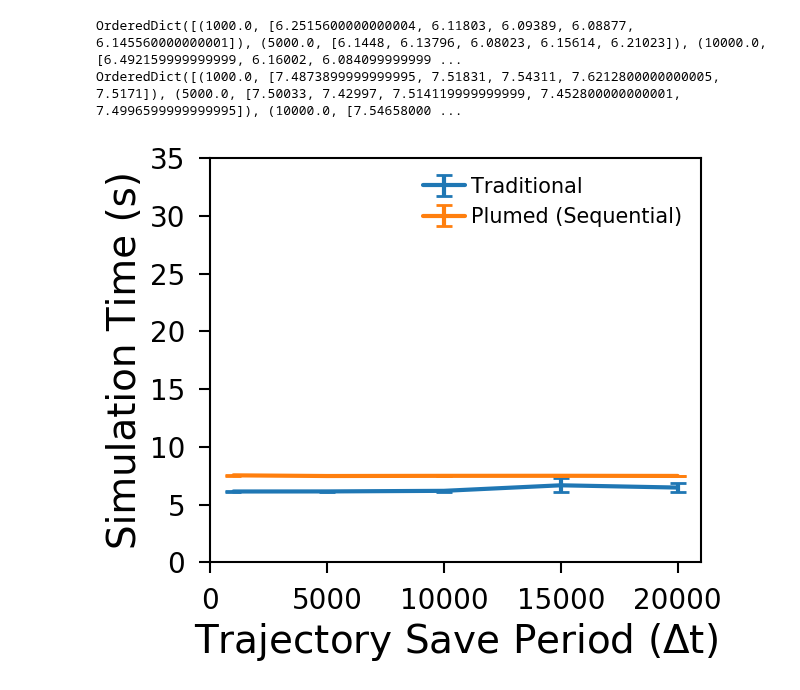
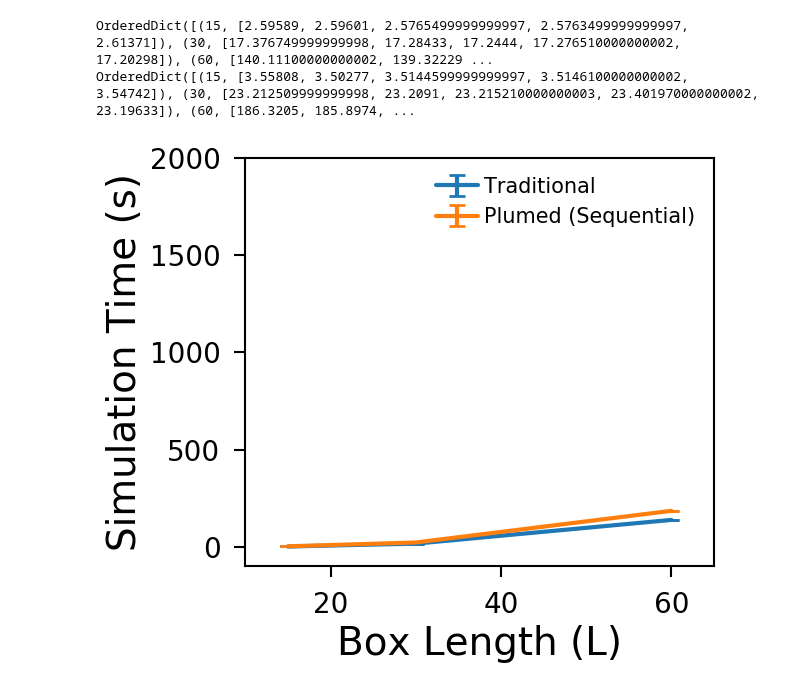
Before and after one commit to Analytics4MD/A4MD, a Jupyter notebook: examples/plot_sim_time.ipynb, the cells around one changed output. Saved outputs shown, nothing was run; the diff lists cells and outputs as text; code cells hidden in the pictures.

```diff
--- a/examples/plot_sim_time.ipynb
+++ b/examples/plot_sim_time.ipynb
@@ -13,9 +76,10 @@ def timestamp_to_seconds(t):
     return sum(float(n) * m for n, m in zip(reversed(t), (1, 60, 3600)))
 
 
+
 # This will return absolute paths
-paths = {'sequential_using_mdtraj':'Traditional','sequential_in_transit_plumed_global_module':'Plumed (Sequential)'}
-sim_time_labels = ['Pair','Neigh','Comm','Other'] # Modify and Output is left out
+paths = {'sequential_vary_N':'Traditional','sequential_in_transit_vary_N':'Plumed (Sequential)'}
+
 for path,legend in paths.items():
     total_times = defaultdict(list)
     sim_time_dict = defaultdict(list)
@@ -24,48 +88,59 @@ for path,legend in paths.items():
         total_time=None
         directory_name = log_file.split('/')[-2]
         dump_interval = float(directory_name.split('_')[5])
+        L = int(directory_name.split('_')[3])
         sim_time = 0
-        if dump_interval>500:
+        N=0
+        #print(log_file)
+        if dump_interval>500 and L<120:
             with open(log_file) as fp:
                 line = fp.readline()
                 #print(line)
                 while line:
+                    sim_time_labels = ['Pair','Neigh']#,'Comm','Other']#,'Modify','Ouput']
                     values = line.split('|')
                     if len(values)== 6 and any(label in values[0] for label in sim_time_labels):
                         values = line.split('|')
-                        sim_time += float(values[2])
-
+                        sim_time += float(values[2]) # Adding up times for all the sim_time_labels
+                    if 'Created ' in line:
+                        print(line)
+                        values = line.split(' ')
+                        print(values)
+                        if values[2] == 'atoms\n':
+                            N = float(values[1])
+                            print('N',N)
                     line = fp.readline()
             if sim_time>0:
                 #print(log_file)
-                sim_time_dict[dump_interval].append(sim_time)
+                sim_time_dict[L].append(sim_time)
             else:
                 #print('Could not find sim time in ',log_file)
                 continue
     #print(sim_time_dict)
     od = collections.OrderedDict(sorted(sim_time_dict.items()))
     print(od)
     sim_time_dict=od
     mean_tts = [np.mean(sim_time_vals) for dump_interval, sim_time_vals in sim_time_dict.items()]
     std_tts = [stats.sem(sim_time_vals) for dump_interval, sim_time_vals in sim_time_dict.items()]
     dump_intervals = sim_time_dict.keys()
     plt.errorbar(dump_intervals,
                  mean_tts,
                  std_tts,
                  #fmt='o',
+                 #linewidth=10,
                  #ecolor='g',
                  capsize=6,
                  #elinewidth=3,
                  capthick=2,
                 label=legend)
-plt.xlabel("Trajectory Save Period ($\Delta$t)")
+plt.xlabel("Box Length (L)")
 plt.ylabel("Simulation Time (s)")
 plt.legend(fontsize=15)
-plt.ylim(0,35)
-plt.xlim(0,21000)
-plt.savefig('figure_sim_time.png', transparent=True)
+plt.ylim(-100,2000)
+plt.xlim(10,65)
+plt.savefig('figure_sim_time_vary_N.png', transparent=True)
 plt.show()
 # %% [output]
-OrderedDict([(1000.0, [6.2515600000000004, 6.11803, 6.09389, 6.08877, 6.145560000000001]), (5000.0, [6.1448, 6.13796, 6.08023, 6.15614, 6.21023]), (10000.0, [6.492159999999999, 6.16002, 6.084099999999 ...
-OrderedDict([(1000.0, [7.4873899999999995, 7.51831, 7.54311, 7.6212800000000005, 7.5171]), (5000.0, [7.50033, 7.42997, 7.514119999999999, 7.452800000000001, 7.4996599999999995]), (10000.0, [7.54658000 ...
+OrderedDict([(15, [2.59589, 2.59601, 2.5765499999999997, 2.5763499999999997, 2.61371]), (30, [17.376749999999998, 17.28433, 17.2444, 17.276510000000002, 17.20298]), (60, [140.11100000000002, 139.32229 ...
+OrderedDict([(15, [3.55808, 3.50277, 3.5144599999999997, 3.5146100000000002, 3.54742]), (30, [23.212509999999998, 23.2091, 23.215210000000003, 23.401970000000002, 23.19633]), (60, [186.3205, 185.8974, ...
-[figure, old version]
+[figure, new version]
```
Also changed, not shown: parts of 2 cells of this notebook, 2 other files.
